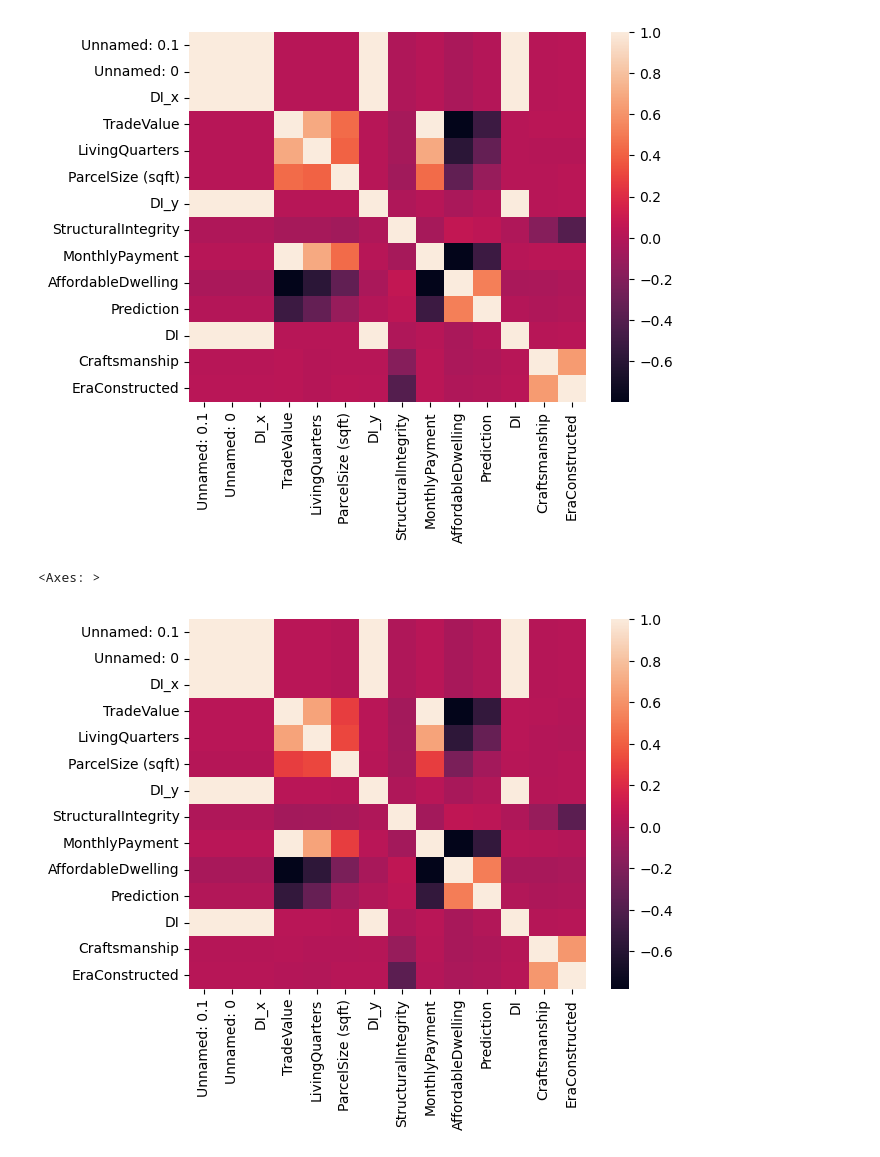
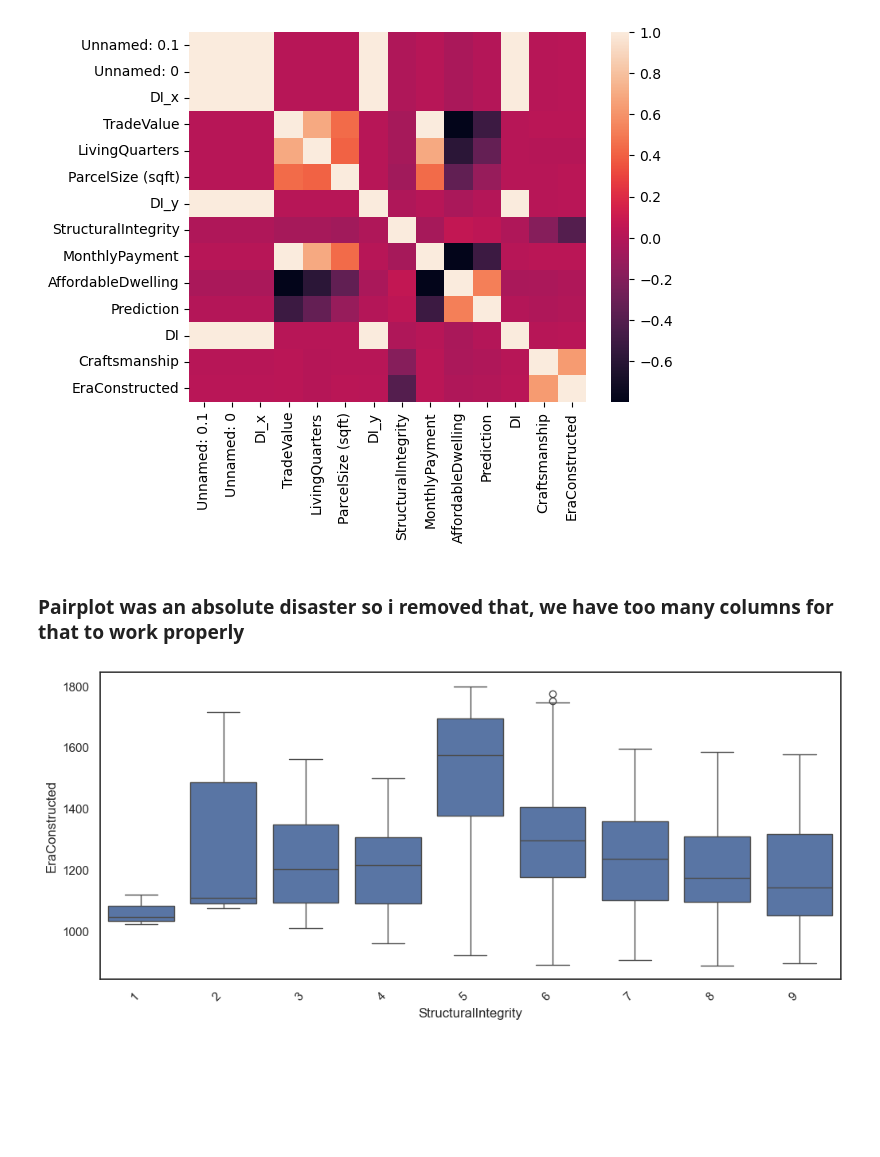
Before and after one commit to RaineScarlett/dsreport, a Jupyter notebook: iteration3.ipynb, the cells around one changed output. Saved outputs shown, nothing was run; the diff lists cells and outputs as text; code cells hidden in the pictures; blank space fills up the shorter version.

Commit message:
Finished data understanding

```diff
--- a/iteration3.ipynb
+++ b/iteration3.ipynb
@@ -169,8 +203,12 @@ sns.heatmap(df.corr(numeric_only=True, method='spearman'))
 # %% [output]
 <Axes: >
 [figure]
-# %%
-sns.heatmap(df.corr(numeric_only=True, method='pearson'))
-# %% [output]
-<Axes: >
-[figure, removed]
+# %% [markdown]
+### Pairplot was an absolute disaster so i removed that, we have too many columns for that to work properly
+# %%
+plt.figure(figsize=(12,5))
+sns.boxplot(data=df, x="StructuralIntegrity", y="EraConstructed")
+plt.xticks(ha='right', rotation=45)
+plt.show()
+# %% [output]
+[figure, added]
```
Also changed, not shown: parts of 7 cells of this notebook.
